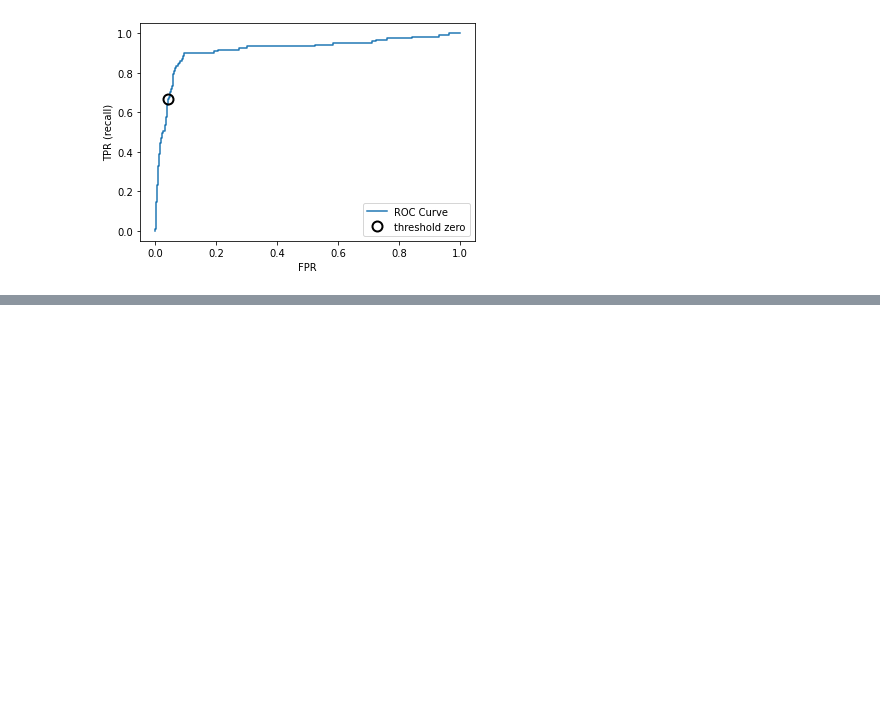
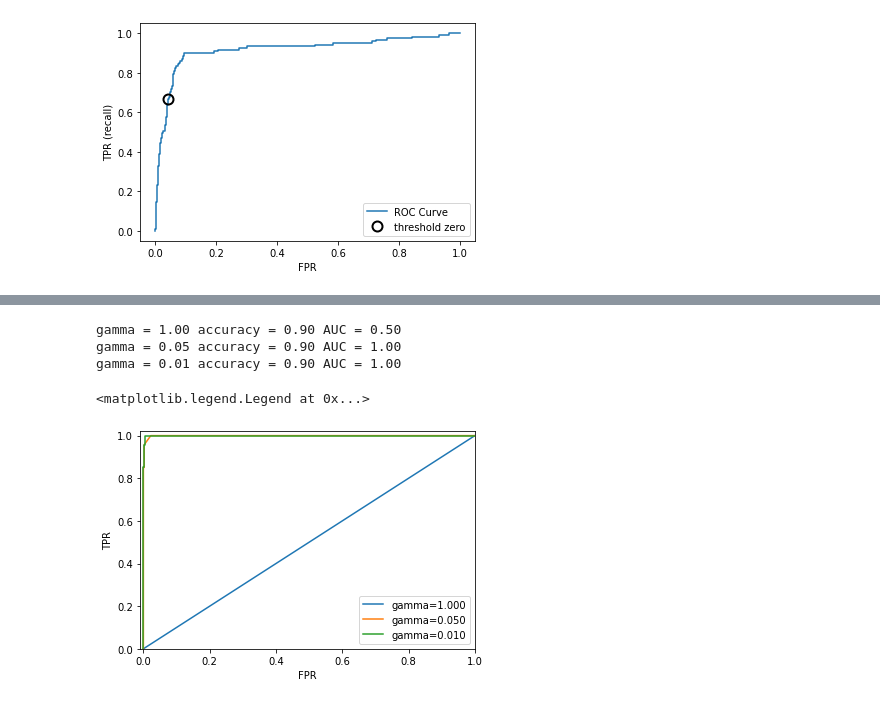
Before and after one commit to kairi812/Machine-Learning-Beginners, a Jupyter notebook: evaluation_standard_and_score.ipynb, the cells around one changed output, grey strips where cells are left out. Drawn from its saved outputs; the diff is of its cells as text; code cells hidden in the pictures; blank space fills up the shorter version.

```diff
--- a/evaluation_standard_and_score.ipynb
+++ b/evaluation_standard_and_score.ipynb
@@ -290,0 +319,28 @@ plt.legend(loc=4)
+# %%
+y = digits.target == 9
+
+X_train, X_test, y_train, y_test = train_test_split(
+    digits.data, y, random_state=0)
+
+plt.figure()
+
+for gamma in [1, 0.05, 0.01]:
+  svc = SVC(gamma=gamma).fit(X_train, y_train)
+  accuracy = svc.score(X_test, y_test)
+  auc = roc_auc_score(y_test, svc.decision_function(X_test))
+  fpr, tpr, _ = roc_curve(y_test, svc.decision_function(X_test))
+  print("gamma = {:.2f} accuracy = {:.2f} AUC = {:.2f}".format(
+      gamma, accuracy, auc))
+  plt.plot(fpr, tpr, label="gamma={:.3f}".format(gamma))
+
+plt.xlabel("FPR")
+plt.ylabel("TPR")
+plt.xlim(-0.01, 1)
+plt.ylim(0, 1.02)
+plt.legend(loc="best")
+# %% [output]
+gamma = 1.00 accuracy = 0.90 AUC = 0.50
+gamma = 0.05 accuracy = 0.90 AUC = 1.00
+gamma = 0.01 accuracy = 0.90 AUC = 1.00
+<matplotlib.legend.Legend at 0x...>
+[figure, added]
```
Also changed, not shown: parts of 11 cells of this notebook.
